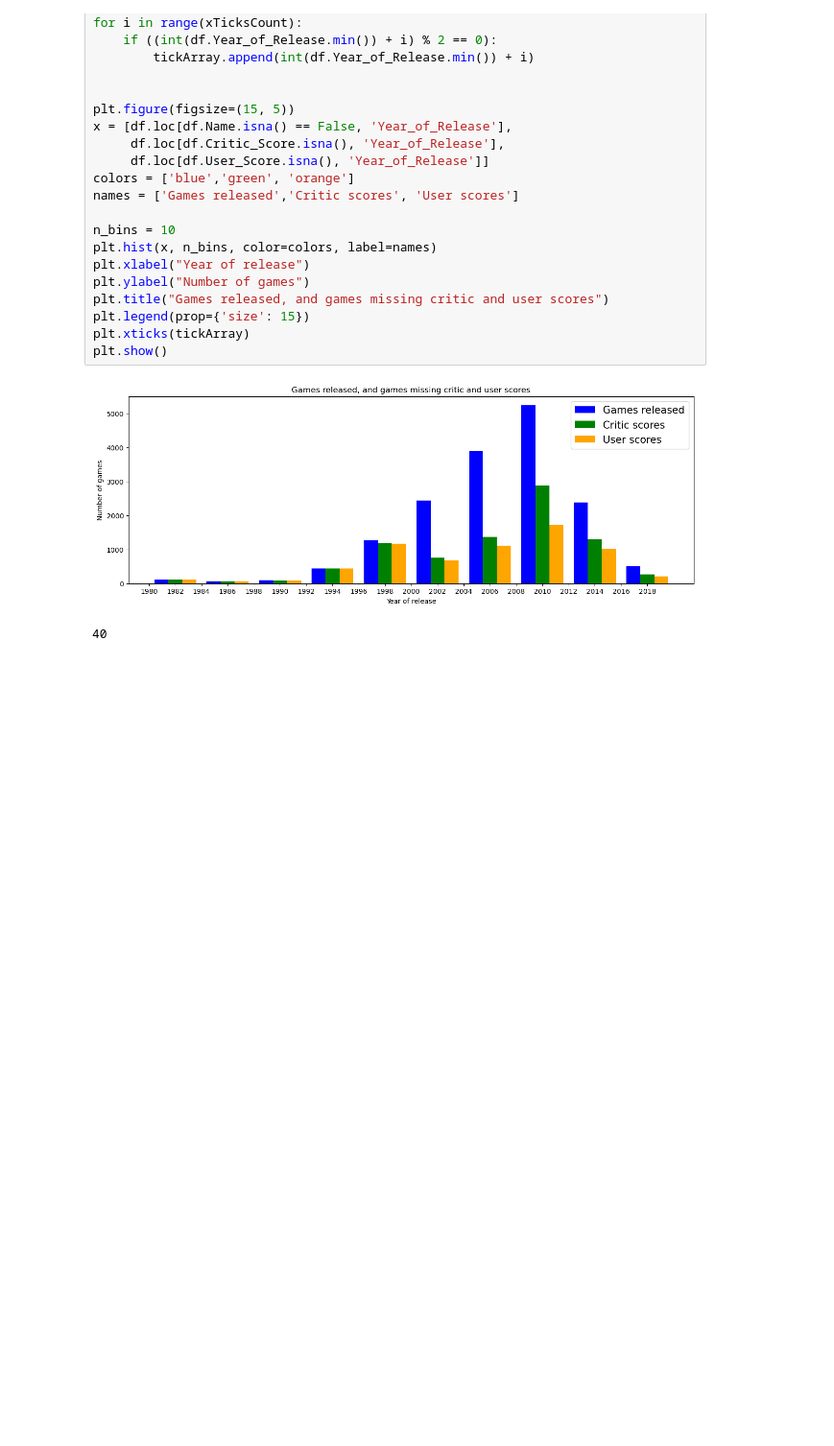
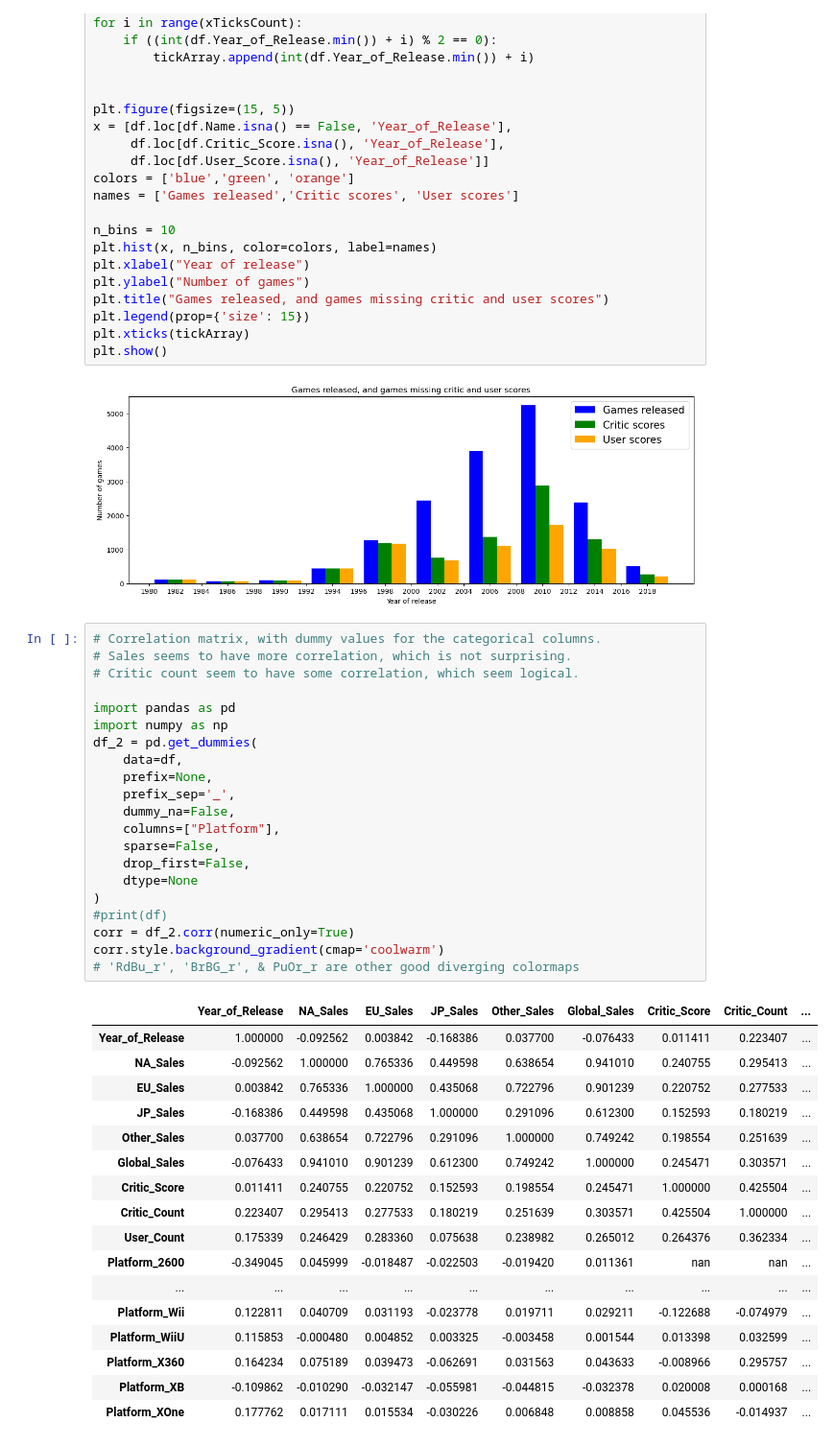
Before and after one commit to dawnbanawn/ML_Game_Sales, a Jupyter notebook: Video_Game_Sales.ipynb, the cells around one changed output. Shown at 96% size. Saved outputs shown, nothing was run; the diff lists cells and outputs as text; blank space fills up the shorter version.

```diff
--- a/Video_Game_Sales.ipynb
+++ b/Video_Game_Sales.ipynb
@@ -127,5 +127,41 @@ plt.show()
 # %% [output]
 [figure]
 # %%
+# Correlation matrix, with dummy values for the categorical columns.
+# Sales seems to have more correlation, which is not surprising.
+# Critic count seem to have some correlation, which seem logical.
+
+import pandas as pd
+import numpy as np
+df_2 = pd.get_dummies(
+    data=df,
+    prefix=None,
+    prefix_sep='_',
+    dummy_na=False,
+    columns=["Platform"],
+    sparse=False,
+    drop_first=False,
+    dtype=None
+)
+#print(df)
+corr = df_2.corr(numeric_only=True)
+corr.style.background_gradient(cmap='coolwarm')
+# 'RdBu_r', 'BrBG_r', & PuOr_r are other good diverging colormaps
 # %% [output]
-40
+|  | Year_of_Release | NA_Sales | EU_Sales | JP_Sales | Other_Sales | Global_Sales | Critic_Score | Critic_Count | ... |
+| Year_of_Release | 1.000000 | -0.092562 | 0.003842 | -0.168386 | 0.037700 | -0.076433 | 0.011411 | 0.223407 | ... |
+| NA_Sales | -0.092562 | 1.000000 | 0.765336 | 0.449598 | 0.638654 | 0.941010 | 0.240755 | 0.295413 | ... |
+| EU_Sales | 0.003842 | 0.765336 | 1.000000 | 0.435068 | 0.722796 | 0.901239 | 0.220752 | 0.277533 | ... |
+| JP_Sales | -0.168386 | 0.449598 | 0.435068 | 1.000000 | 0.291096 | 0.612300 | 0.152593 | 0.180219 | ... |
+| Other_Sales | 0.037700 | 0.638654 | 0.722796 | 0.291096 | 1.000000 | 0.749242 | 0.198554 | 0.251639 | ... |
+| Global_Sales | -0.076433 | 0.941010 | 0.901239 | 0.612300 | 0.749242 | 1.000000 | 0.245471 | 0.303571 | ... |
+| Critic_Score | 0.011411 | 0.240755 | 0.220752 | 0.152593 | 0.198554 | 0.245471 | 1.000000 | 0.425504 | ... |
+| Critic_Count | 0.223407 | 0.295413 | 0.277533 | 0.180219 | 0.251639 | 0.303571 | 0.425504 | 1.000000 | ... |
+| User_Count | 0.175339 | 0.246429 | 0.283360 | 0.075638 | 0.238982 | 0.265012 | 0.264376 | 0.362334 | ... |
+| Platform_2600 | -0.349045 | 0.045999 | -0.018487 | -0.022503 | -0.019420 | 0.011361 | nan | nan | ... |
+| ... | ... | ... | ... | ... | ... | ... | ... | ... | ... |
+| Platform_Wii | 0.122811 | 0.040709 | 0.031193 | -0.023778 | 0.019711 | 0.029211 | -0.122688 | -0.074979 | ... |
+| Platform_WiiU | 0.115853 | -0.000480 | 0.004852 | 0.003325 | -0.003458 | 0.001544 | 0.013398 | 0.032599 | ... |
+| Platform_X360 | 0.164234 | 0.075189 | 0.039473 | -0.062691 | 0.031563 | 0.043633 | -0.008966 | 0.295757 | ... |
+| Platform_XB | -0.109862 | -0.010290 | -0.032147 | -0.055981 | -0.044815 | -0.032378 | 0.020008 | 0.000168 | ... |
+| Platform_XOne | 0.177762 | 0.017111 | 0.015534 | -0.030226 | 0.006848 | 0.008858 | 0.045536 | -0.014937 | ... |
```
